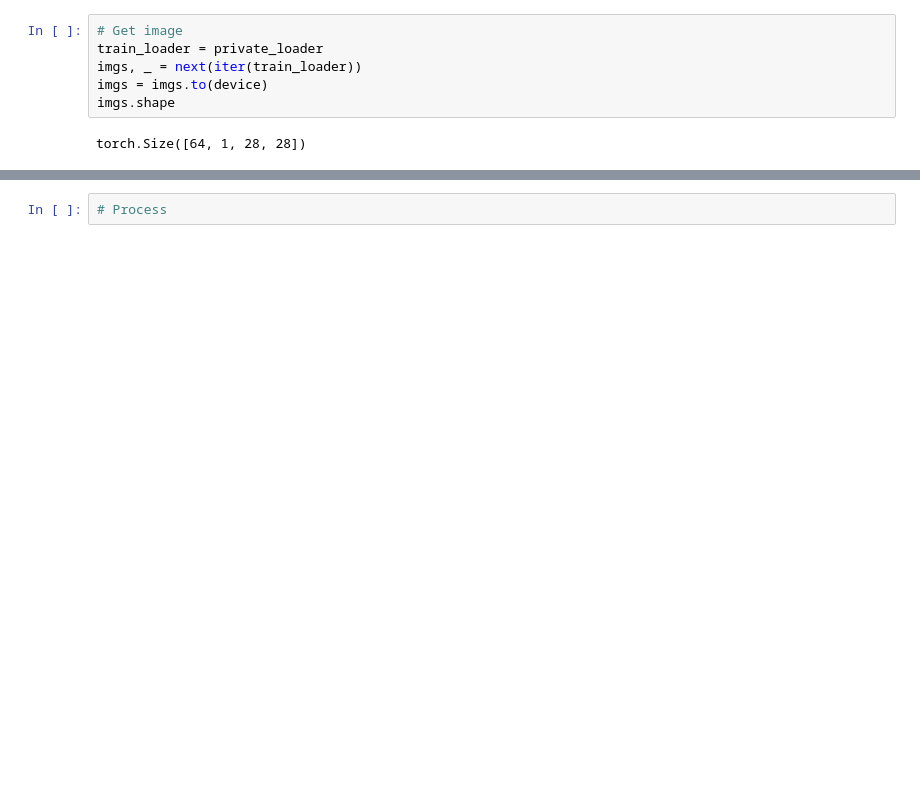
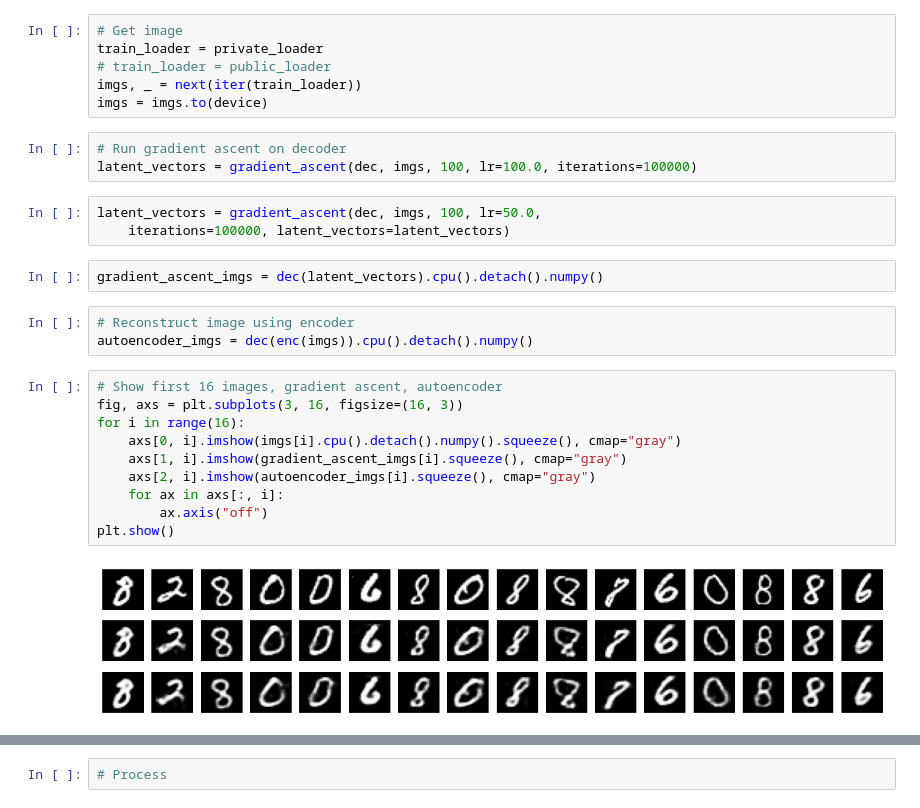
Before and after one commit to JasonTang99/p2, a Jupyter notebook: inversion.ipynb, the cells around one changed output, grey strips where cells are left out. Drawn from its saved outputs; the diff is of its cells as text; blank space fills up the shorter version.

```diff
--- a/inversion.ipynb
+++ b/inversion.ipynb
@@ -72,9 +132,30 @@ def gradient_ascent(model, imgs, latent_dim, lr=1e-2, iterations=1000):
 # %%
 # Get image
 train_loader = private_loader
+# train_loader = public_loader
 imgs, _ = next(iter(train_loader))
 imgs = imgs.to(device)
-imgs.shape
-# %% [output]
-torch.Size([64, 1, 28, 28])
+# %%
+# Run gradient ascent on decoder
+latent_vectors = gradient_ascent(dec, imgs, 100, lr=100.0, iterations=100000)
+# %%
+latent_vectors = gradient_ascent(dec, imgs, 100, lr=50.0,
+    iterations=100000, latent_vectors=latent_vectors)
+# %%
+gradient_ascent_imgs = dec(latent_vectors).cpu().detach().numpy()
+# %%
+# Reconstruct image using encoder
+autoencoder_imgs = dec(enc(imgs)).cpu().detach().numpy()
+# %%
+# Show first 16 images, gradient ascent, autoencoder
+fig, axs = plt.subplots(3, 16, figsize=(16, 3))
+for i in range(16):
+    axs[0, i].imshow(imgs[i].cpu().detach().numpy().squeeze(), cmap="gray")
+    axs[1, i].imshow(gradient_ascent_imgs[i].squeeze(), cmap="gray")
+    axs[2, i].imshow(autoencoder_imgs[i].squeeze(), cmap="gray")
+    for ax in axs[:, i]:
+        ax.axis("off")
+plt.show()
+# %% [output]
+[figure, added]
 # %%
```
Also changed, not shown: parts of 7 cells of this notebook, 9 other files.
